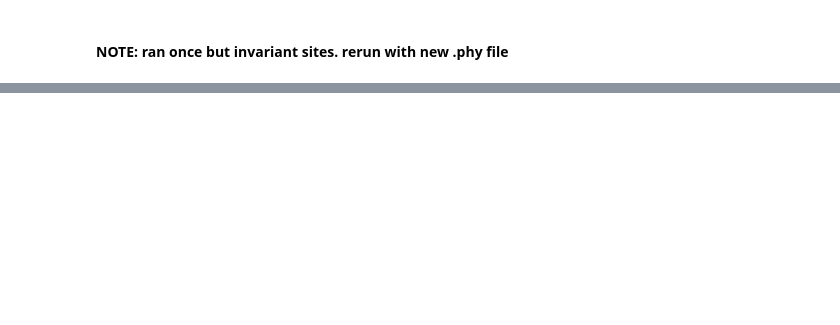
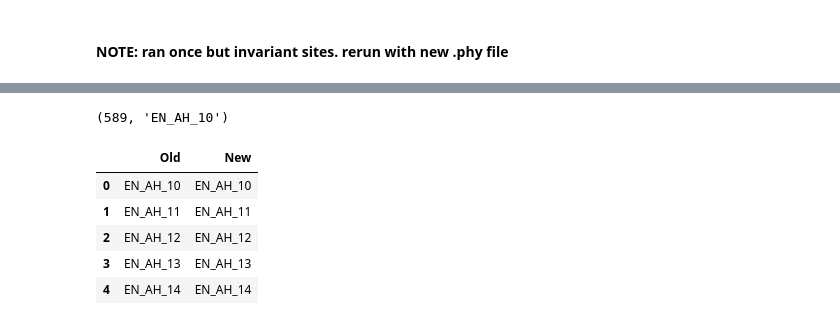
Before and after one commit to trevorfaske/ERNA_analyses, a Jupyter notebook: phylo/ERNA_phylo_vcf_subset.ipynb, the cells around one changed output, grey strips where cells are left out. Saved outputs shown, nothing was run; the diff lists cells and outputs as text; code cells hidden in the pictures; blank space fills up the shorter version.

```diff
--- a/phylo/ERNA_phylo_vcf_subset.ipynb
+++ b/phylo/ERNA_phylo_vcf_subset.ipynb
@@ -386,0 +721,14 @@ write_iqtree_sh(account,partition,time,cpus,mem_cpu,email,iqtree_dir,phy_file,mo
+# %%
+len(sample_names),sample_names[0]
+# %% [output]
+(589, 'EN_AH_10')
+# %%
+indv = pd.DataFrame(data={'Old': sample_names,'New': sample_names})
+indv.head()
+# %% [output]
+|  | Old | New |
+| 0 | EN_AH_10 | EN_AH_10 |
+| 1 | EN_AH_11 | EN_AH_11 |
+| 2 | EN_AH_12 | EN_AH_12 |
+| 3 | EN_AH_13 | EN_AH_13 |
+| 4 | EN_AH_14 | EN_AH_14 |
```
Also changed, not shown: parts of 117 cells of this notebook, 4 other files.
